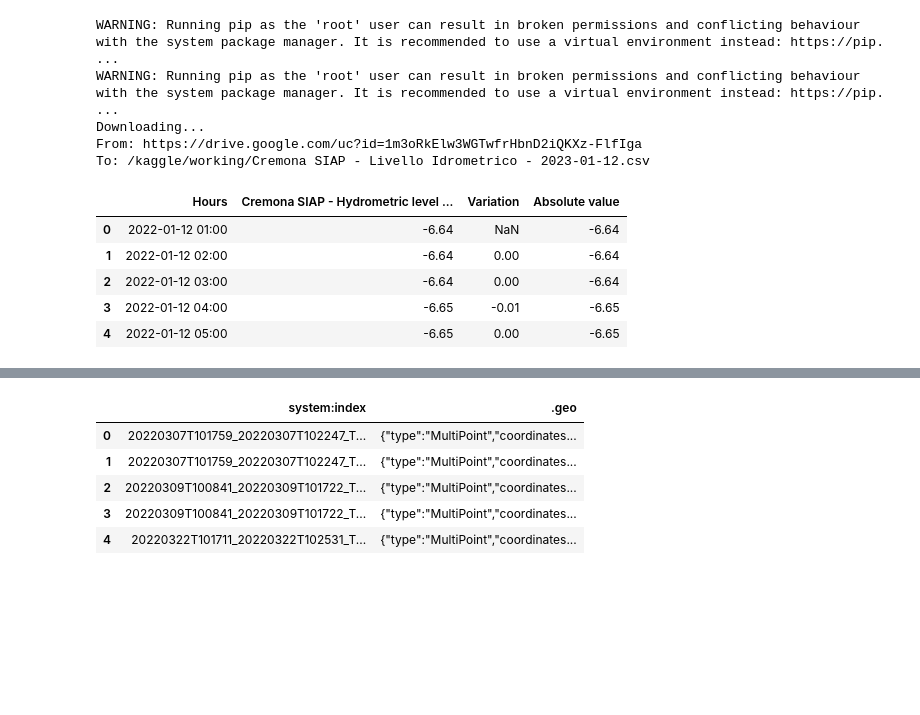
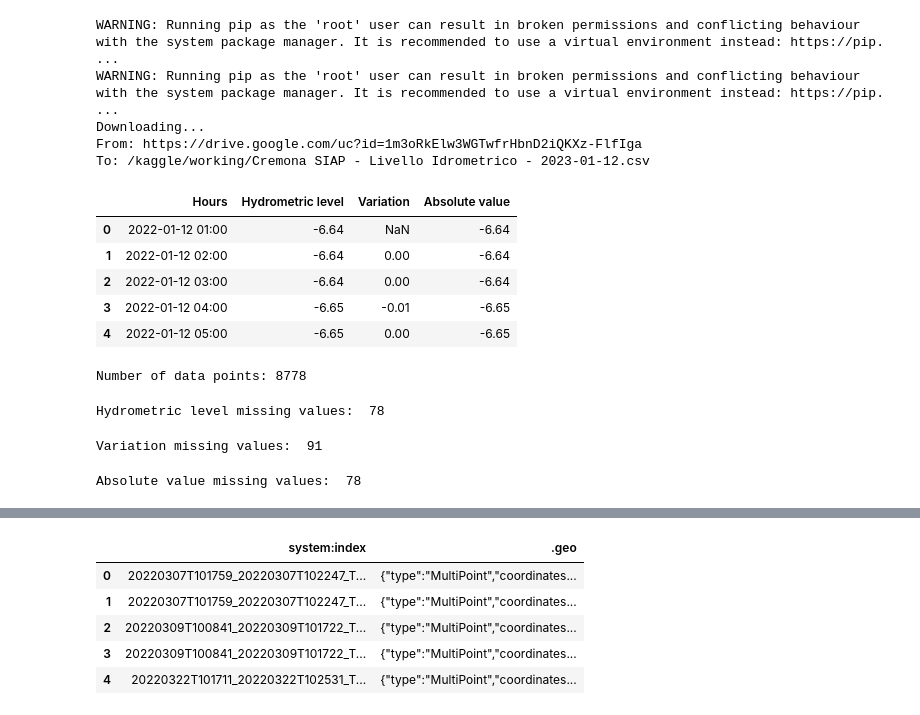
Before and after one commit to angyaloliver/bip-ml4eo, a Jupyter notebook: bip-ml4eo.ipynb, the cells around one changed output, grey strips where cells are left out. Saved outputs shown, nothing was run; the diff lists cells and outputs as text; code cells hidden in the pictures; blank space fills up the shorter version.

Commit message:
Continue ancillary data analysis

```diff
--- a/bip-ml4eo.ipynb
+++ b/bip-ml4eo.ipynb
@@ -32,15 +33,29 @@ Downloading...
 From: https://drive.google.com/uc?id=1m3oRkElw3WGTwfrHbnD2iQKXz-FlfIga
 To: /kaggle/working/Cremona SIAP - Livello Idrometrico - 2023-01-12.csv
 # %%
-ancilliary_data_path = '/kaggle/working/Cremona SIAP - Livello Idrometrico - 2023-01-12.csv'
+ancillary_data_path = (
+    "/kaggle/working/Cremona SIAP - Livello Idrometrico - 2023-01-12.csv"
+)
 
-ancilliary_df = pd.read_csv(ancilliary_data_path, sep=";")
-ancilliary_df.rename(columns={'Orario': 'Hours', 'Cremona SIAP - Livello Idrometrico - 15970 (m)': 'Cremona SIAP - Hydrometric level - 15970 (m)', 'Variazione': 'Variation', 'Valore assoluto': 'Absolute value'}, inplace=True)
-ancilliary_df.head()
+ancillary_df = pd.read_csv(ancillary_data_path, sep=";")
+ancillary_df.rename(
+    columns={
+        "Orario": "Hours",
+        "Cremona SIAP - Livello Idrometrico - 15970 (m)": "Hydrometric level",
+        "Variazione": "Variation",
+        "Valore assoluto": "Absolute value",
+    },
+    inplace=True,
+)
+ancillary_df.head()
 # %% [output]
-|  | Hours | Cremona SIAP - Hydrometric level ... | Variation | Absolute value |
+|  | Hours | Hydrometric level | Variation | Absolute value |
 | 0 | 2022-01-12 01:00 | -6.64 | NaN | -6.64 |
 | 1 | 2022-01-12 02:00 | -6.64 | 0.00 | -6.64 |
 | 2 | 2022-01-12 03:00 | -6.64 | 0.00 | -6.64 |
 | 3 | 2022-01-12 04:00 | -6.65 | -0.01 | -6.65 |
 | 4 | 2022-01-12 05:00 | -6.65 | 0.00 | -6.65 |
+# %%
+print(f"Number of data points: {len(ancillary_df)}")
+# %% [output]
+Number of data points: 8778
@@ -46,0 +68,7 @@ ancilliary_df.head()
+# %%
+print(
+    "Hydrometric level missing values: ",
+    ancillary_df["Hydrometric level"].isnull().sum(),
+)
+# %% [output]
+Hydrometric level missing values:  78
@@ -46,0 +78,9 @@ ancilliary_df.head()
+# %%
+print("Variation missing values: ", ancillary_df["Variation"].isnull().sum())
+# %% [output]
+Variation missing values:  91
+# %%
+ancillary_df["Absolute value"] = ancillary_df["Absolute value"].abs()
+print("Absolute value missing values: ", ancillary_df["Absolute value"].isnull().sum())
+# %% [output]
+Absolute value missing values:  78
```
Also changed, not shown: parts of 8 cells of this notebook.
